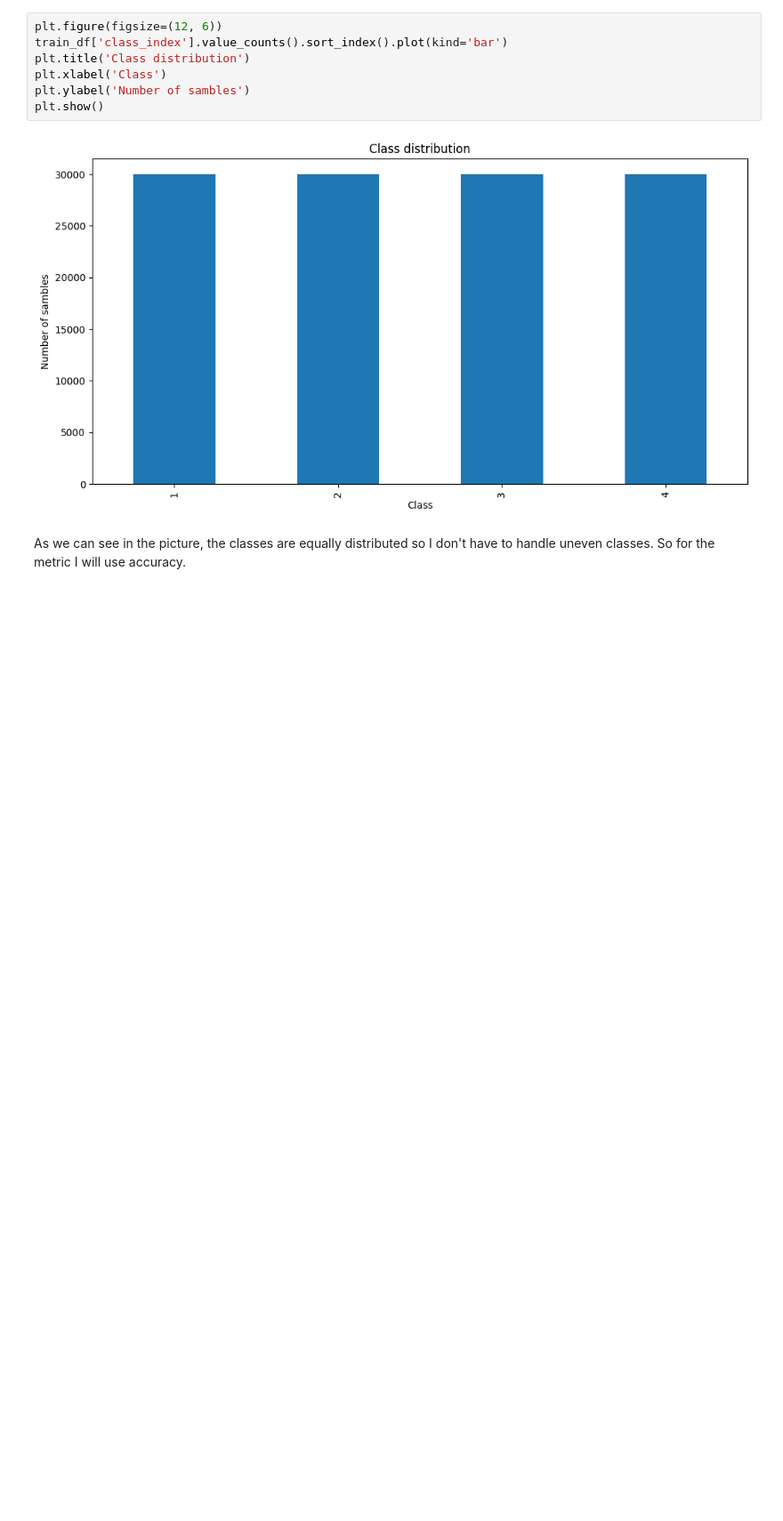
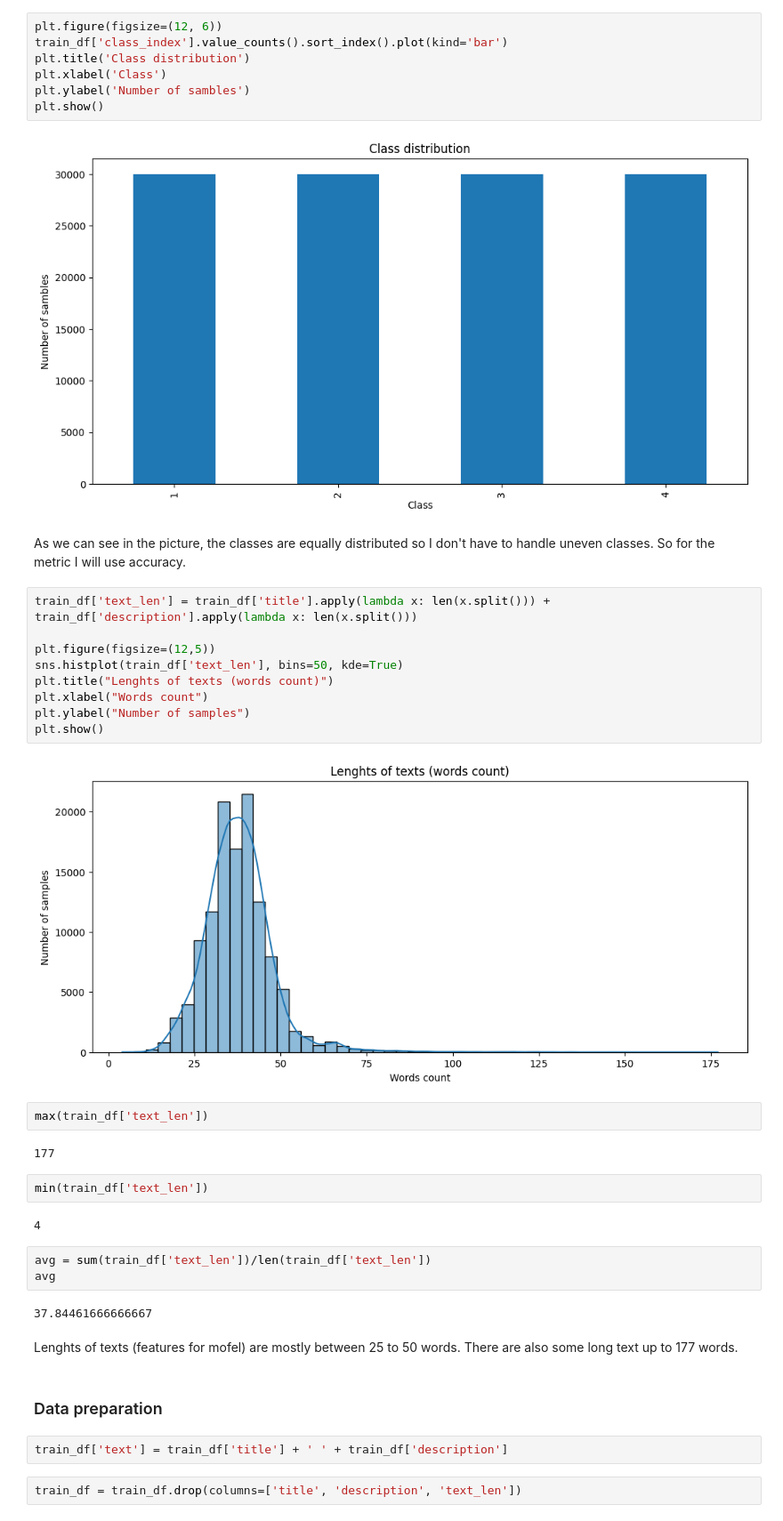
Before and after one commit to Valasik0/HU-final-project, a Jupyter notebook: HU_final_project.ipynb, the cells around one changed output. Shown: that part at 89% size. Drawn from its saved outputs; the diff is of its cells as text; blank space fills up the shorter version.

Commit message:
Clean and prepare data

```diff
--- a/HU_final_project.ipynb
+++ b/HU_final_project.ipynb
@@ -113,3 +120,35 @@ plt.show()
 [figure]
 # %% [markdown]
 As we can see in the picture, the classes are equally distributed so I don't have to handle uneven classes. So for the metric I will use accuracy.
+# %%
+train_df['text_len'] = train_df['title'].apply(lambda x: len(x.split())) + train_df['description'].apply(lambda x: len(x.split()))
+
+plt.figure(figsize=(12,5))
+sns.histplot(train_df['text_len'], bins=50, kde=True)
+plt.title("Lenghts of texts (words count)")
+plt.xlabel("Words count")
+plt.ylabel("Number of samples")
+plt.show()
+# %% [output]
+[figure, added]
+# %%
+max(train_df['text_len'])
+# %% [output]
+177
+# %%
+min(train_df['text_len'])
+# %% [output]
+4
+# %%
+avg = sum(train_df['text_len'])/len(train_df['text_len'])
+avg
+# %% [output]
+37.84461666666667
+# %% [markdown]
+Lenghts of texts (features for mofel) are mostly between 25 to 50 words. There are also some long text up to 177 words.
+# %% [markdown]
+### Data preparation
+# %%
+train_df['text'] = train_df['title'] + ' ' + train_df['description']
+# %%
+train_df = train_df.drop(columns=['title', 'description', 'text_len'])
```
Also changed, not shown: parts of 14 cells of this notebook.
